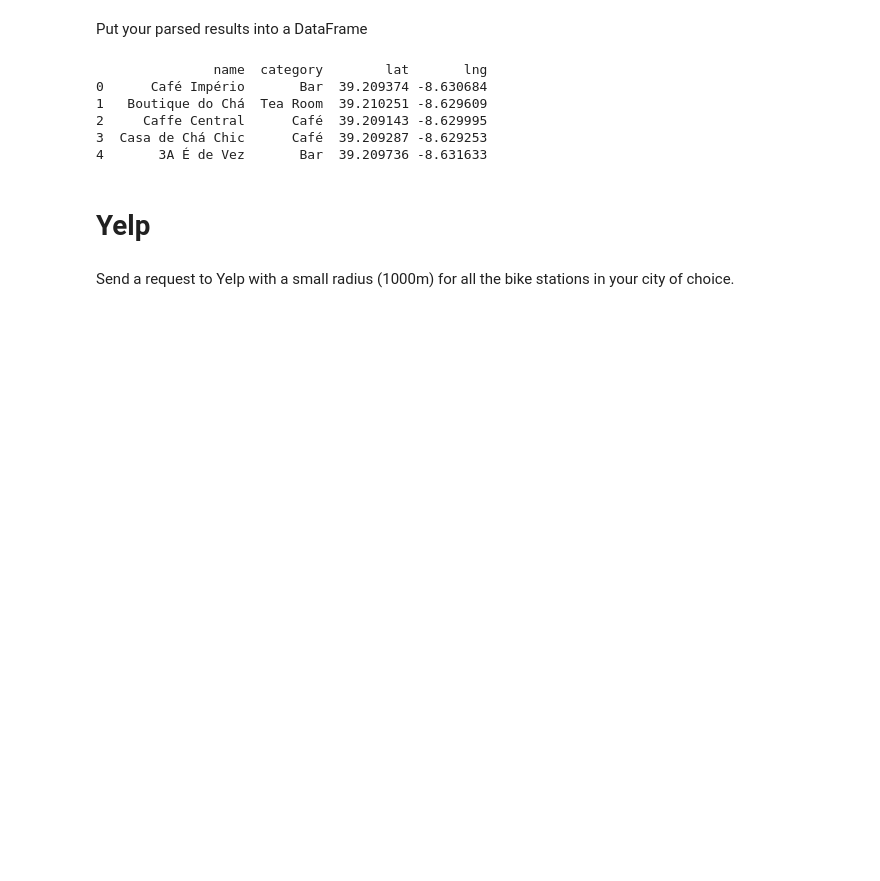
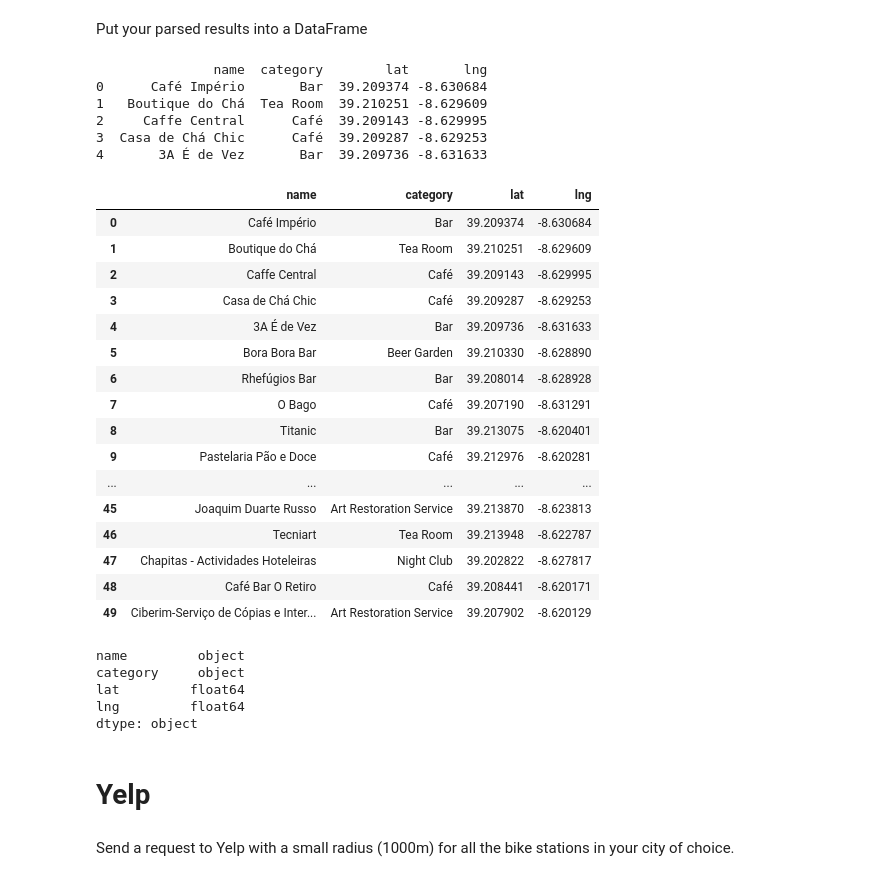
Before and after one commit to alocken/Statistical-Modelling-Project, a Jupyter notebook: notebooks/yelp_foursquare_EDA.ipynb, the cells around one changed output. Cells and saved outputs as stored; diff of their text form; code cells hidden in the pictures; blank space fills up the shorter version.

```diff
--- a/notebooks/yelp_foursquare_EDA.ipynb
+++ b/notebooks/yelp_foursquare_EDA.ipynb
@@ -199,6 +199,33 @@ print(df.head())
 # %%
 #converting data frame to CSV
 df_foursquare.to_csv('foursquare.csv')
+df_foursquare.head(50)
+# %% [output]
+|  | name | category | lat | lng |
+| 0 | Café Império | Bar | 39.209374 | -8.630684 |
+| 1 | Boutique do Chá | Tea Room | 39.210251 | -8.629609 |
+| 2 | Caffe Central | Café | 39.209143 | -8.629995 |
+| 3 | Casa de Chá Chic | Café | 39.209287 | -8.629253 |
+| 4 | 3A É de Vez | Bar | 39.209736 | -8.631633 |
+| 5 | Bora Bora Bar | Beer Garden | 39.210330 | -8.628890 |
+| 6 | Rhefúgios Bar | Bar | 39.208014 | -8.628928 |
+| 7 | O Bago | Café | 39.207190 | -8.631291 |
+| 8 | Titanic | Bar | 39.213075 | -8.620401 |
+| 9 | Pastelaria Pão e Doce | Café | 39.212976 | -8.620281 |
+| ... | ... | ... | ... | ... |
+| 45 | Joaquim Duarte Russo | Art Restoration Service | 39.213870 | -8.623813 |
+| 46 | Tecniart | Tea Room | 39.213948 | -8.622787 |
+| 47 | Chapitas - Actividades Hoteleiras | Night Club | 39.202822 | -8.627817 |
+| 48 | Café Bar O Retiro | Café | 39.208441 | -8.620171 |
+| 49 | Ciberim-Serviço de Cópias e Inter... | Art Restoration Service | 39.207902 | -8.620129 |
+# %%
+df_foursquare.dtypes
+# %% [output]
+name         object
+category     object
+lat         float64
+lng         float64
+dtype: object
 # %% [markdown]
 # Yelp
 # %% [markdown]
```
Also changed, not shown: parts of 6 cells of this notebook, 1 other file.
